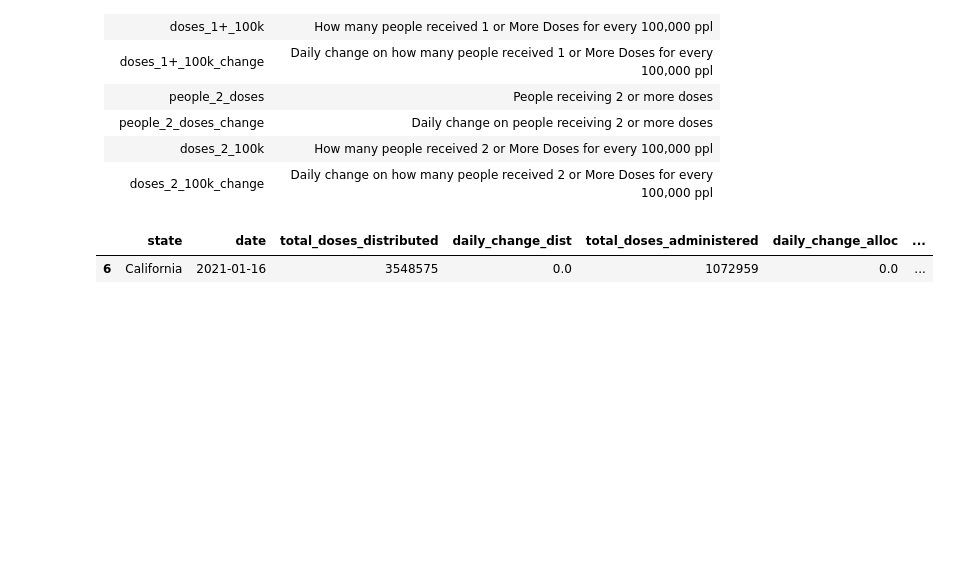
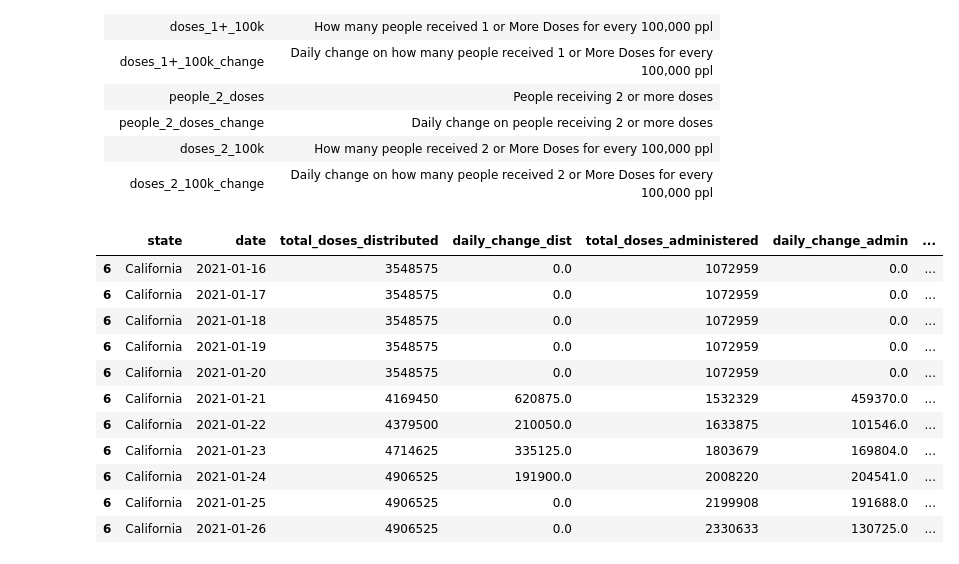
Before and after one commit to lettywu/COVID-19-vaccinations, a Jupyter notebook: letty/data_cleaning_scrapped-vaccine-data-combine-california-letty.ipynb, the cells around one changed output. Saved outputs shown, nothing was run; the diff lists cells and outputs as text; code cells hidden in the pictures; blank space fills up the shorter version.

```diff
--- a/letty/Scrapped-vaccine-data-combine-cleaning-letty.ipynb
+++ b/letty/data_cleaning_scrapped-vaccine-data-combine-california-letty.ipynb
@@ -179,8 +179,18 @@ vac.insert(loc=17,column='doses_2_100k_change',
 # %%
 vac.fillna(0,inplace=True)
 # %%
-vac.head(1)
+vac
 # %% [output]
-|  | state | date | total_doses_distributed | daily_change_dist | total_doses_administered | daily_change_alloc | ... |
+|  | state | date | total_doses_distributed | daily_change_dist | total_doses_administered | daily_change_admin | ... |
 | 6 | California | 2021-01-16 | 3548575 | 0.0 | 1072959 | 0.0 | ... |
+| 6 | California | 2021-01-17 | 3548575 | 0.0 | 1072959 | 0.0 | ... |
+| 6 | California | 2021-01-18 | 3548575 | 0.0 | 1072959 | 0.0 | ... |
+| 6 | California | 2021-01-19 | 3548575 | 0.0 | 1072959 | 0.0 | ... |
+| 6 | California | 2021-01-20 | 3548575 | 0.0 | 1072959 | 0.0 | ... |
+| 6 | California | 2021-01-21 | 4169450 | 620875.0 | 1532329 | 459370.0 | ... |
+| 6 | California | 2021-01-22 | 4379500 | 210050.0 | 1633875 | 101546.0 | ... |
+| 6 | California | 2021-01-23 | 4714625 | 335125.0 | 1803679 | 169804.0 | ... |
+| 6 | California | 2021-01-24 | 4906525 | 191900.0 | 2008220 | 204541.0 | ... |
+| 6 | California | 2021-01-25 | 4906525 | 0.0 | 2199908 | 191688.0 | ... |
+| 6 | California | 2021-01-26 | 4906525 | 0.0 | 2330633 | 130725.0 | ... |
 # %%
```
Also changed, not shown: parts of 1 cell of this notebook, 3 other files.
